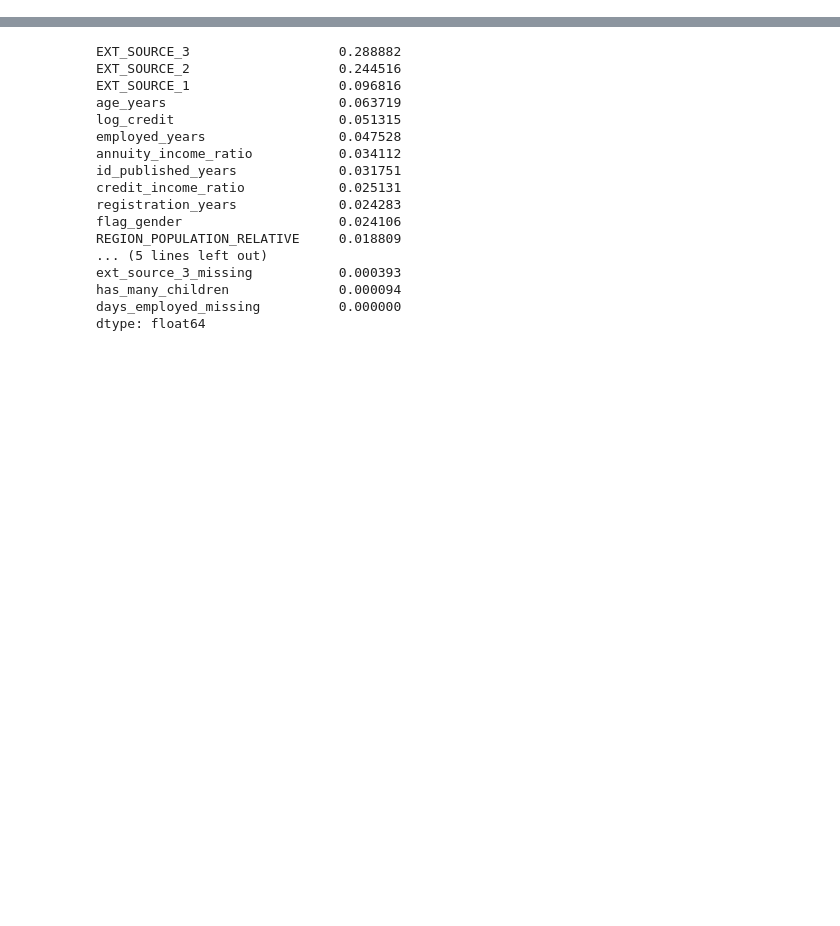
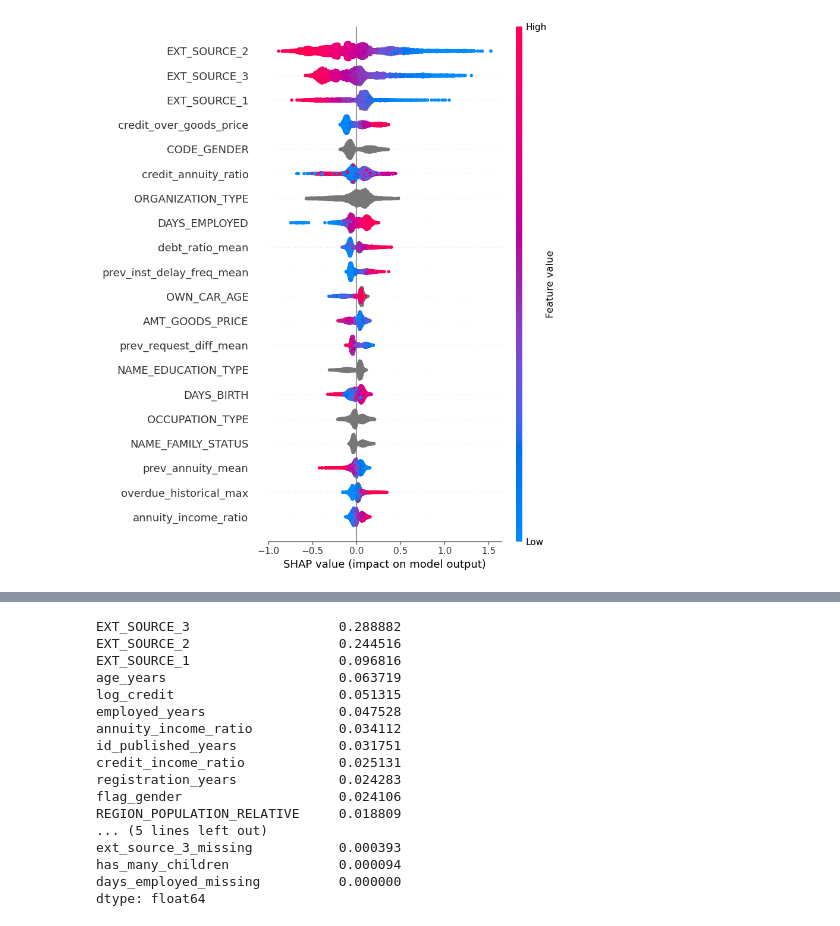
Before and after one commit to teleportix/credit-scoring-ml, a Jupyter notebook: notebooks/04_tree_model.ipynb, the cells around one changed output, grey strips where cells are left out. Saved outputs shown, nothing was run; the diff lists cells and outputs as text; code cells hidden in the pictures; blank space fills up the shorter version.

```diff
--- a/notebooks/04_tree_model.ipynb
+++ b/notebooks/04_tree_model.ipynb
@@ -175,0 +266,4 @@ LightGBM improves ROC-AUC by ~1.3% compared to Logistic Regression, precision is
+# %%
+shap.summary_plot(shap_output, X_sample)
+# %% [output]
+[figure, added]
```
Also changed, not shown: parts of 13 cells of this notebook, 1 other file.
